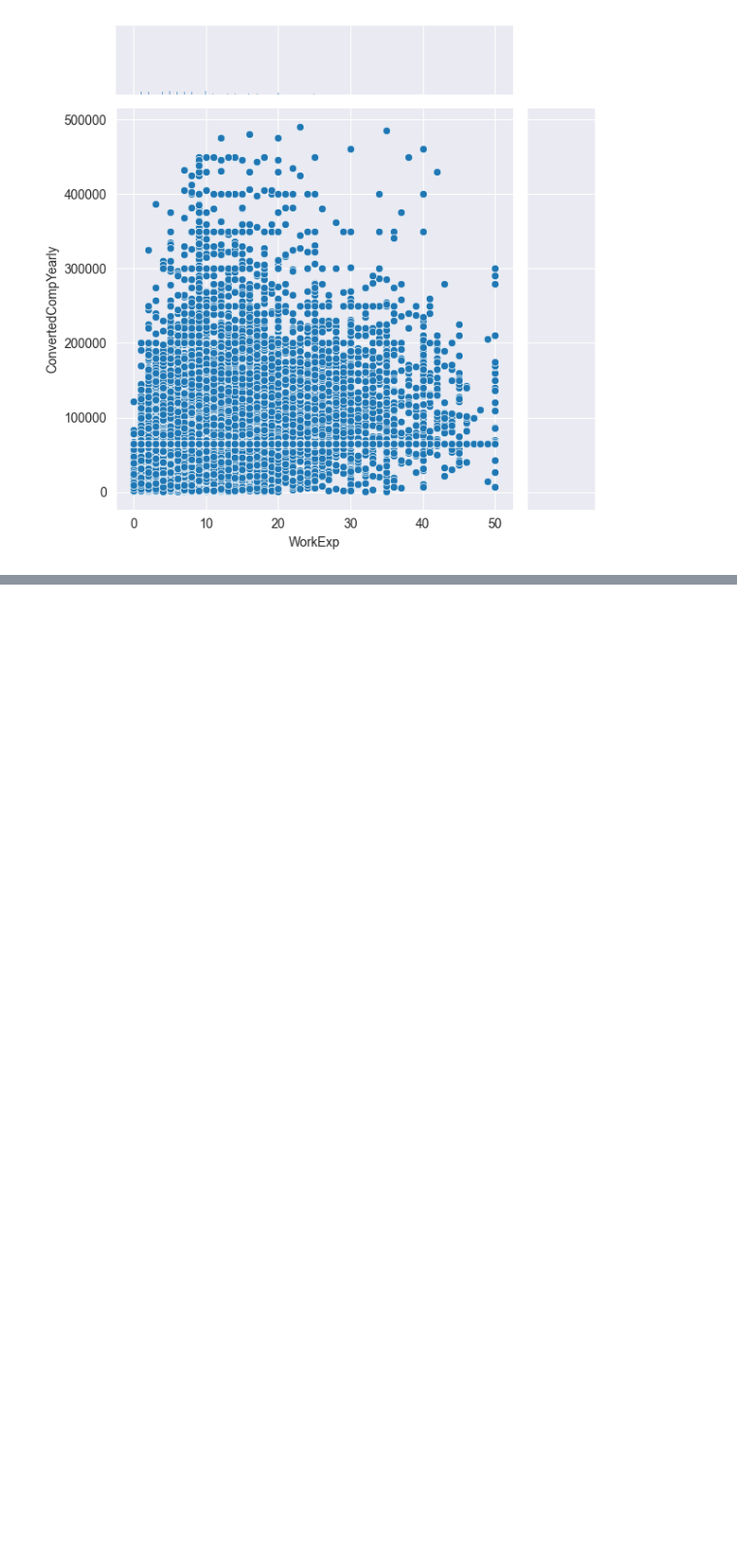
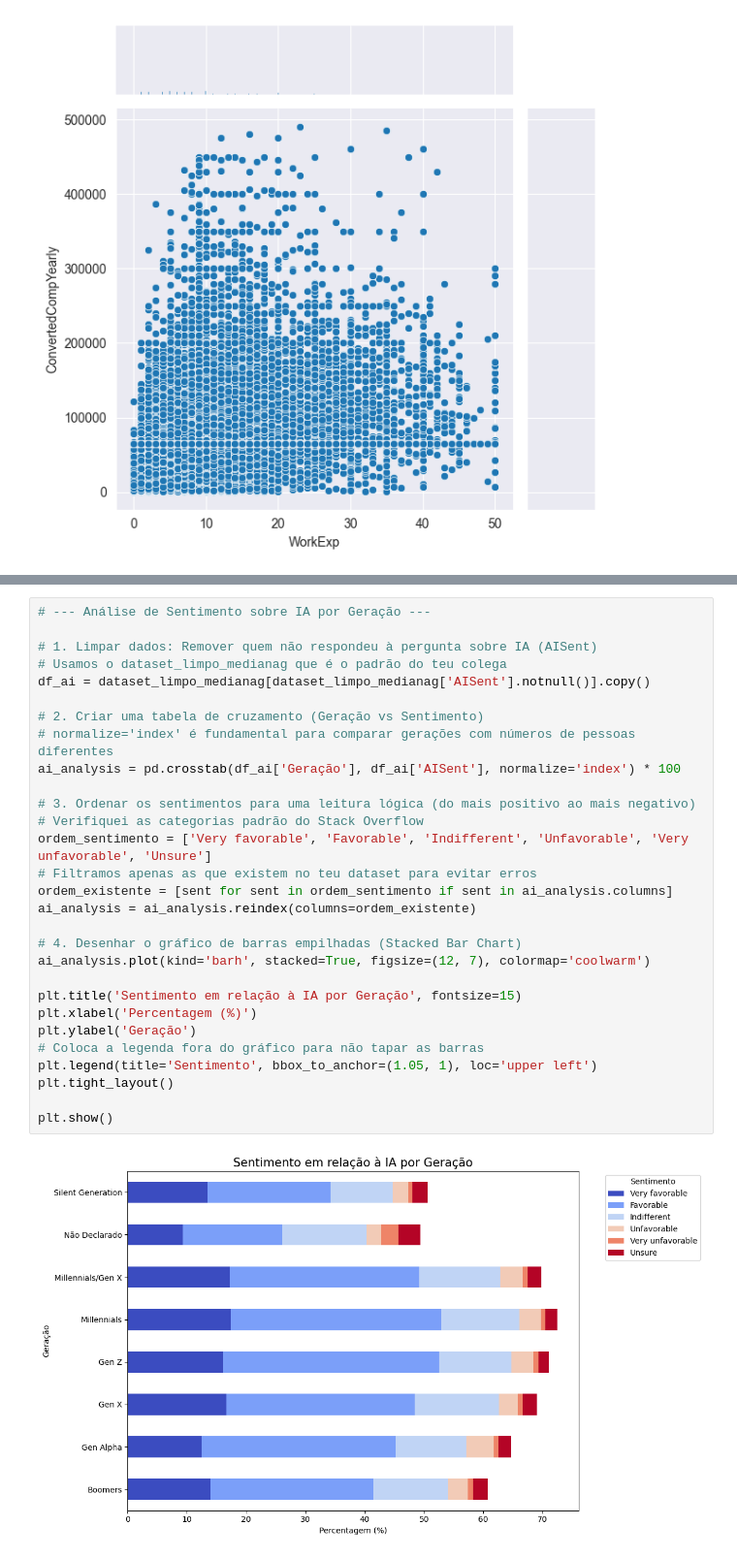
Before and after one commit to Rodrigo-CPEio/DataSet_GroupProject, a Jupyter notebook: graficos.ipynb, the cells around one changed output, grey strips where cells are left out. Shown at 97% size. Saved outputs shown, nothing was run; the diff lists cells and outputs as text; blank space fills up the shorter version.

Commit message:
[SPR2][TASK1] Update de análises gráficas
Adicionado mais três análises gráficas

```diff
--- a/graficos.ipynb
+++ b/graficos.ipynb
@@ -189,0 +244,31 @@ plt.show()
+# %%
+# --- Análise de Sentimento sobre IA por Geração ---
+
+# 1. Limpar dados: Remover quem não respondeu à pergunta sobre IA (AISent)
+# Usamos o dataset_limpo_medianag que é o padrão do teu colega
+df_ai = dataset_limpo_medianag[dataset_limpo_medianag['AISent'].notnull()].copy()
+
+# 2. Criar uma tabela de cruzamento (Geração vs Sentimento)
+# normalize='index' é fundamental para comparar gerações com números de pessoas diferentes
+ai_analysis = pd.crosstab(df_ai['Geração'], df_ai['AISent'], normalize='index') * 100
+
+# 3. Ordenar os sentimentos para uma leitura lógica (do mais positivo ao mais negativo)
+# Verifiquei as categorias padrão do Stack Overflow
+ordem_sentimento = ['Very favorable', 'Favorable', 'Indifferent', 'Unfavorable', 'Very unfavorable', 'Unsure']
+# Filtramos apenas as que existem no teu dataset para evitar erros
+ordem_existente = [sent for sent in ordem_sentimento if sent in ai_analysis.columns]
+ai_analysis = ai_analysis.reindex(columns=ordem_existente)
+
+# 4. Desenhar o gráfico de barras empilhadas (Stacked Bar Chart)
+ai_analysis.plot(kind='barh', stacked=True, figsize=(12, 7), colormap='coolwarm')
+
+plt.title('Sentimento em relação à IA por Geração', fontsize=15)
+plt.xlabel('Percentagem (%)')
+plt.ylabel('Geração')
+# Coloca a legenda fora do gráfico para não tapar as barras
+plt.legend(title='Sentimento', bbox_to_anchor=(1.05, 1), loc='upper left')
+plt.tight_layout()
+
+plt.show()
+# %% [output]
+[figure, added]
```
Also changed, not shown: parts of 3 cells of this notebook.
